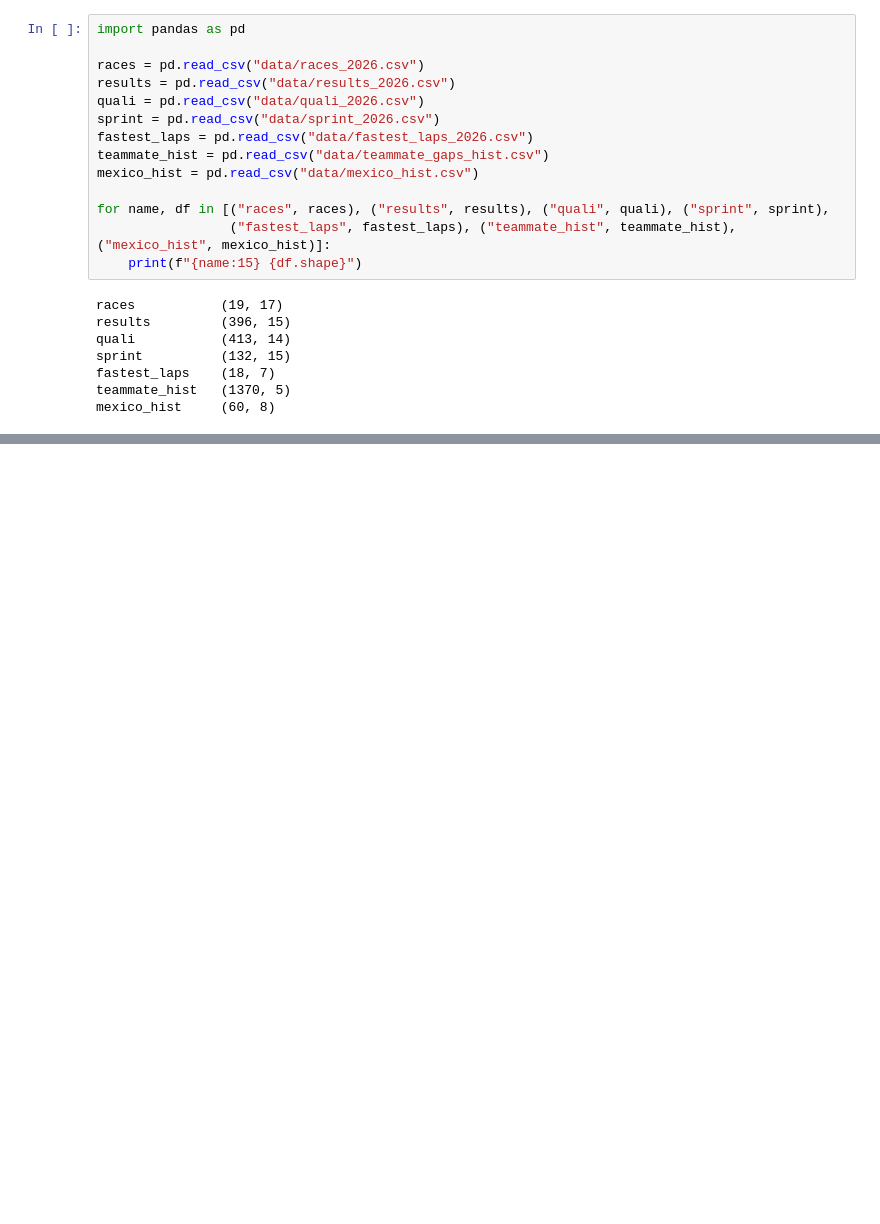
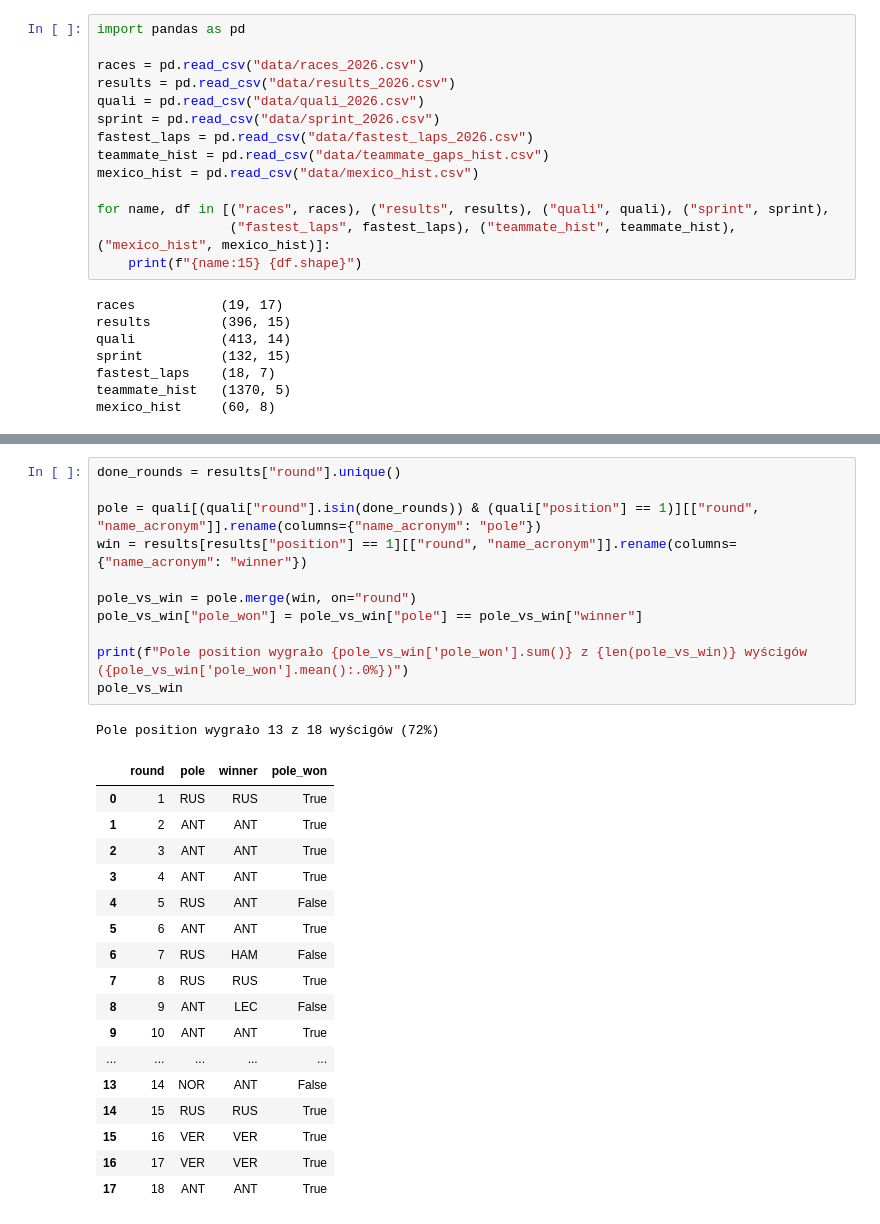
Before and after one commit to Piciu022/Formula-1-predictions-PA, a Jupyter notebook: 01:11: GP Mexico City/02_eda.ipynb, the cells around one changed output, grey strips where cells are left out. Cells and saved outputs as stored; diff of their text form; blank space fills up the shorter version.

```diff
--- a/01:11: GP Mexico City/02_eda.ipynb
+++ b/01:11: GP Mexico City/02_eda.ipynb
@@ -34,0 +41,30 @@ mexico_hist     (60, 8)
+# %%
+done_rounds = results["round"].unique()
+
+pole = quali[(quali["round"].isin(done_rounds)) & (quali["position"] == 1)][["round", "name_acronym"]].rename(columns={"name_acronym": "pole"})
+win = results[results["position"] == 1][["round", "name_acronym"]].rename(columns={"name_acronym": "winner"})
+
+pole_vs_win = pole.merge(win, on="round")
+pole_vs_win["pole_won"] = pole_vs_win["pole"] == pole_vs_win["winner"]
+
+print(f"Pole position wygrało {pole_vs_win['pole_won'].sum()} z {len(pole_vs_win)} wyścigów ({pole_vs_win['pole_won'].mean():.0%})")
+pole_vs_win
+# %% [output]
+Pole position wygrało 13 z 18 wyścigów (72%)
+|  | round | pole | winner | pole_won |
+| 0 | 1 | RUS | RUS | True |
+| 1 | 2 | ANT | ANT | True |
+| 2 | 3 | ANT | ANT | True |
+| 3 | 4 | ANT | ANT | True |
+| 4 | 5 | RUS | ANT | False |
+| 5 | 6 | ANT | ANT | True |
+| 6 | 7 | RUS | HAM | False |
+| 7 | 8 | RUS | RUS | True |
+| 8 | 9 | ANT | LEC | False |
+| 9 | 10 | ANT | ANT | True |
+| ... | ... | ... | ... | ... |
+| 13 | 14 | NOR | ANT | False |
+| 14 | 15 | RUS | RUS | True |
+| 15 | 16 | VER | VER | True |
+| 16 | 17 | VER | VER | True |
+| 17 | 18 | ANT | ANT | True |
```
Also changed, not shown: parts of 20 cells of this notebook.
